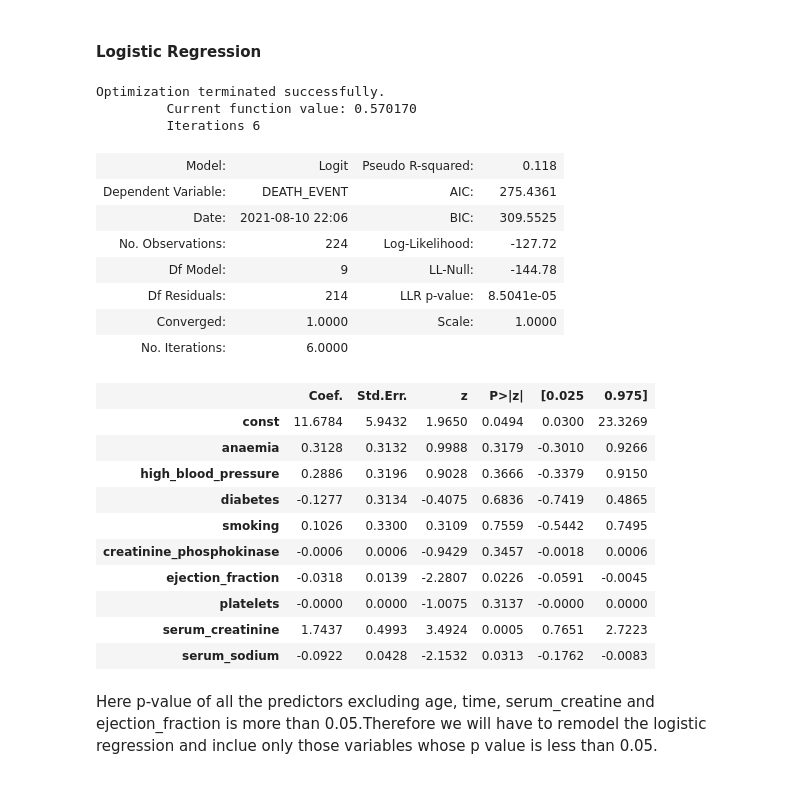
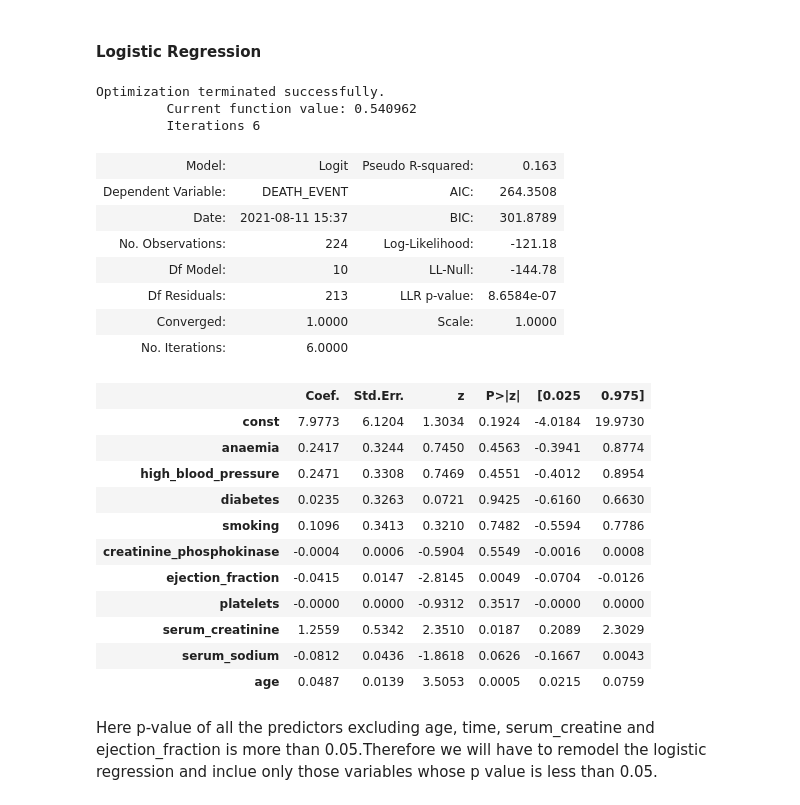
Before and after one commit to seantorres/ADS502FinalProject, a Jupyter notebook: ADS502_Final_Project.ipynb, the cells around one changed output. Saved outputs shown, nothing was run; the diff lists cells and outputs as text; code cells hidden in the pictures.

Commit message:
decided variables/ROC/Table

```diff
--- a/ADS502_Final_Project.ipynb
+++ b/ADS502_Final_Project.ipynb
@@ -641,35 +653,36 @@ Precision of CART model is:  1.0
 # %%
 #assigning variables to perform logistic regresssion
 
-X = pd.DataFrame(heart_train[['anaemia', 'high_blood_pressure', 'diabetes', 'smoking','creatinine_phosphokinase','ejection_fraction','platelets', 'serum_creatinine','serum_sodium']])
+X = pd.DataFrame(heart_train[['anaemia', 'high_blood_pressure', 'diabetes', 'smoking','creatinine_phosphokinase','ejection_fraction','platelets', 'serum_creatinine','serum_sodium','age']])
 X = sm.add_constant(X)
 y = pd.DataFrame(heart_train[['DEATH_EVENT']])
 
 log_reg = sm.Logit(y, X).fit()
 log_reg.summary2()
 # %% [output]
 Optimization terminated successfully.
-         Current function value: 0.570170
+         Current function value: 0.540962
          Iterations 6
-| Model: | Logit | Pseudo R-squared: | 0.118 |
-| Dependent Variable: | DEATH_EVENT | AIC: | 275.4361 |
-| Date: | 2021-08-10 22:06 | BIC: | 309.5525 |
-| No. Observations: | 224 | Log-Likelihood: | -127.72 |
-| Df Model: | 9 | LL-Null: | -144.78 |
-| Df Residuals: | 214 | LLR p-value: | 8.5041e-05 |
+| Model: | Logit | Pseudo R-squared: | 0.163 |
+| Dependent Variable: | DEATH_EVENT | AIC: | 264.3508 |
+| Date: | 2021-08-11 15:37 | BIC: | 301.8789 |
+| No. Observations: | 224 | Log-Likelihood: | -121.18 |
+| Df Model: | 10 | LL-Null: | -144.78 |
+| Df Residuals: | 213 | LLR p-value: | 8.6584e-07 |
 | Converged: | 1.0000 | Scale: | 1.0000 |
 | No. Iterations: | 6.0000 |  |  |
 |  | Coef. | Std.Err. | z | P>|z| | [0.025 | 0.975] |
-| const | 11.6784 | 5.9432 | 1.9650 | 0.0494 | 0.0300 | 23.3269 |
-| anaemia | 0.3128 | 0.3132 | 0.9988 | 0.3179 | -0.3010 | 0.9266 |
-| high_blood_pressure | 0.2886 | 0.3196 | 0.9028 | 0.3666 | -0.3379 | 0.9150 |
-| diabetes | -0.1277 | 0.3134 | -0.4075 | 0.6836 | -0.7419 | 0.4865 |
-| smoking | 0.1026 | 0.3300 | 0.3109 | 0.7559 | -0.5442 | 0.7495 |
-| creatinine_phosphokinase | -0.0006 | 0.0006 | -0.9429 | 0.3457 | -0.0018 | 0.0006 |
-| ejection_fraction | -0.0318 | 0.0139 | -2.2807 | 0.0226 | -0.0591 | -0.0045 |
-| platelets | -0.0000 | 0.0000 | -1.0075 | 0.3137 | -0.0000 | 0.0000 |
-| serum_creatinine | 1.7437 | 0.4993 | 3.4924 | 0.0005 | 0.7651 | 2.7223 |
-| serum_sodium | -0.0922 | 0.0428 | -2.1532 | 0.0313 | -0.1762 | -0.0083 |
+| const | 7.9773 | 6.1204 | 1.3034 | 0.1924 | -4.0184 | 19.9730 |
+| anaemia | 0.2417 | 0.3244 | 0.7450 | 0.4563 | -0.3941 | 0.8774 |
+| high_blood_pressure | 0.2471 | 0.3308 | 0.7469 | 0.4551 | -0.4012 | 0.8954 |
+| diabetes | 0.0235 | 0.3263 | 0.0721 | 0.9425 | -0.6160 | 0.6630 |
+| smoking | 0.1096 | 0.3413 | 0.3210 | 0.7482 | -0.5594 | 0.7786 |
+| creatinine_phosphokinase | -0.0004 | 0.0006 | -0.5904 | 0.5549 | -0.0016 | 0.0008 |
+| ejection_fraction | -0.0415 | 0.0147 | -2.8145 | 0.0049 | -0.0704 | -0.0126 |
+| platelets | -0.0000 | 0.0000 | -0.9312 | 0.3517 | -0.0000 | 0.0000 |
+| serum_creatinine | 1.2559 | 0.5342 | 2.3510 | 0.0187 | 0.2089 | 2.3029 |
+| serum_sodium | -0.0812 | 0.0436 | -1.8618 | 0.0626 | -0.1667 | 0.0043 |
+| age | 0.0487 | 0.0139 | 3.5053 | 0.0005 | 0.0215 | 0.0759 |
 # %% [markdown]
 Here p-value of all the predictors excluding age, time, serum_creatine and  ejection_fraction is more than 0.05.Therefore we will have to remodel the logistic regression and inclue only those variables whose p value is less than 0.05.
 # %%
```
Also changed, not shown: parts of 10 cells of this notebook.
